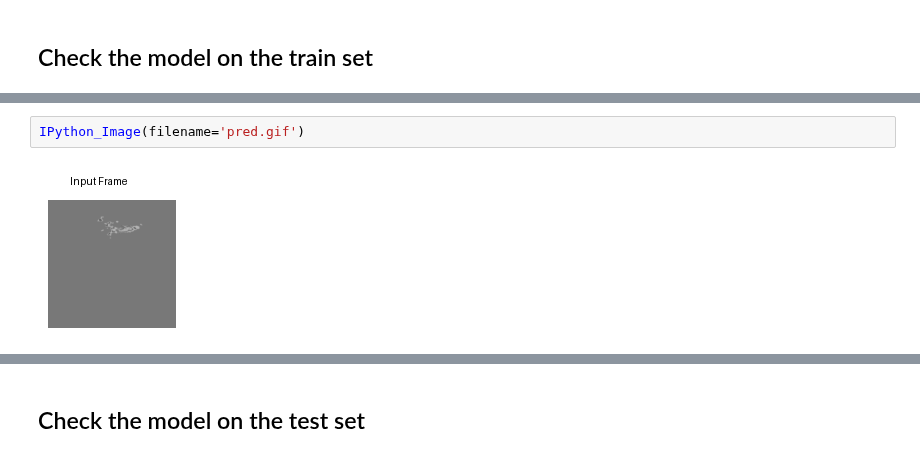
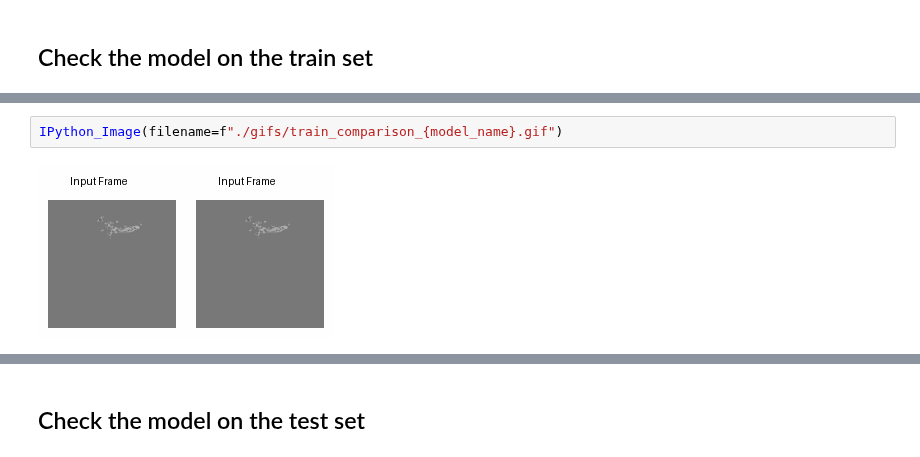
Before and after one commit to mzampar/Deep-Learning-Project, a Jupyter notebook: display/display_results.ipynb, the cells around one changed output, grey strips where cells are left out. Drawn from its saved outputs; the diff is of its cells as text.

```diff
--- a/display/display_results.ipynb
+++ b/display/display_results.ipynb
@@ -160,4 +210,4 @@ pred_gif_list[0].save(
 # %%
-IPython_Image(filename='pred.gif')
+IPython_Image(filename=f"./gifs/train_comparison_{model_name}.gif")
 # %% [output]
-[figure, old version]
+[figure, new version]
```
Also changed, not shown: parts of 11 cells of this notebook, 6 other files.
